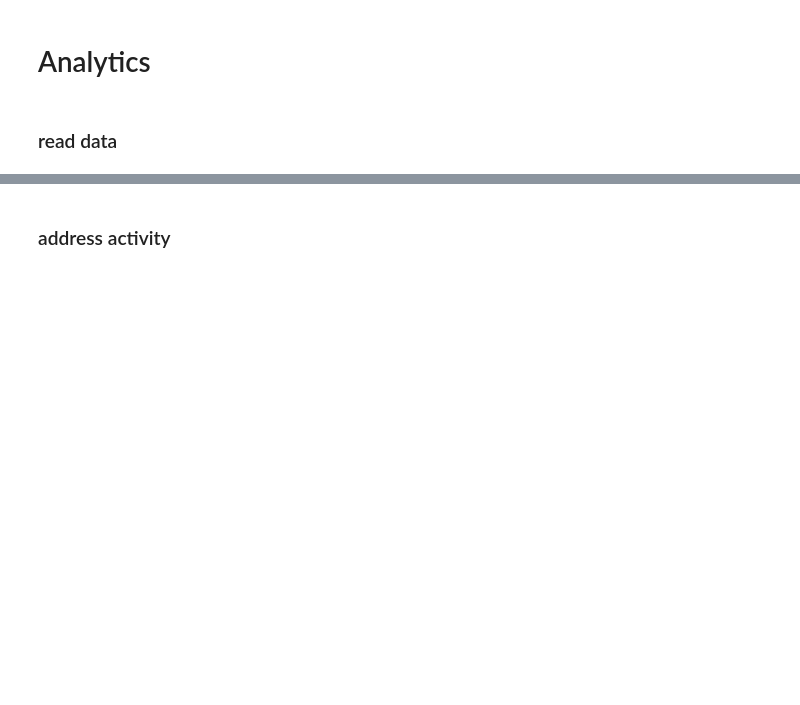
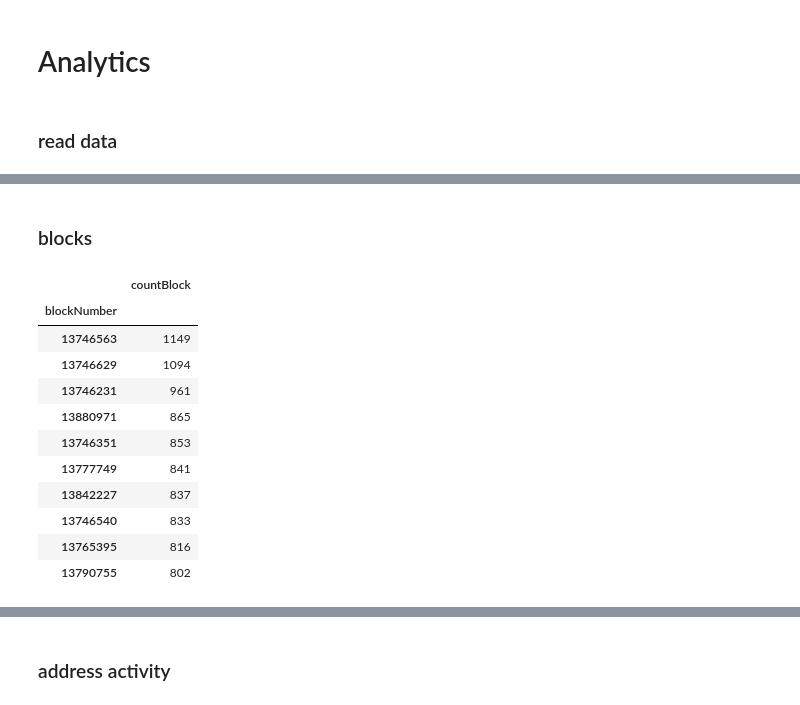
Before and after one commit to mello9999/etherBot, a Jupyter notebook: src/analytics/transform.ipynb, the cells around one changed output, grey strips where cells are left out. Cells and saved outputs as stored; diff of their text form; code cells hidden in the pictures; blank space fills up the shorter version.

```diff
--- a/src/analytics/transform.ipynb
+++ b/src/analytics/transform.ipynb
@@ -894,0 +905,19 @@ feeData = pd.read_csv('C:/senior_project/data/data/new/final/last/feeData.csv')
+# %% [markdown]
+### blocks
+# %%
+countBlocks = pd.crosstab(valueData.blockNumber , columns=['countBlock']).sort_values(by='countBlock',ascending=False)
+countBlocks = countBlocks['countBlock'].to_frame()
+countBlocks.head(10)
+# %% [output]
+|  | countBlock |
+| blockNumber |  |
+| 13746563 | 1149 |
+| 13746629 | 1094 |
+| 13746231 | 961 |
+| 13880971 | 865 |
+| 13746351 | 853 |
+| 13777749 | 841 |
+| 13842227 | 837 |
+| 13746540 | 833 |
+| 13765395 | 816 |
+| 13790755 | 802 |
```
Also changed, not shown: parts of 2 cells of this notebook.
